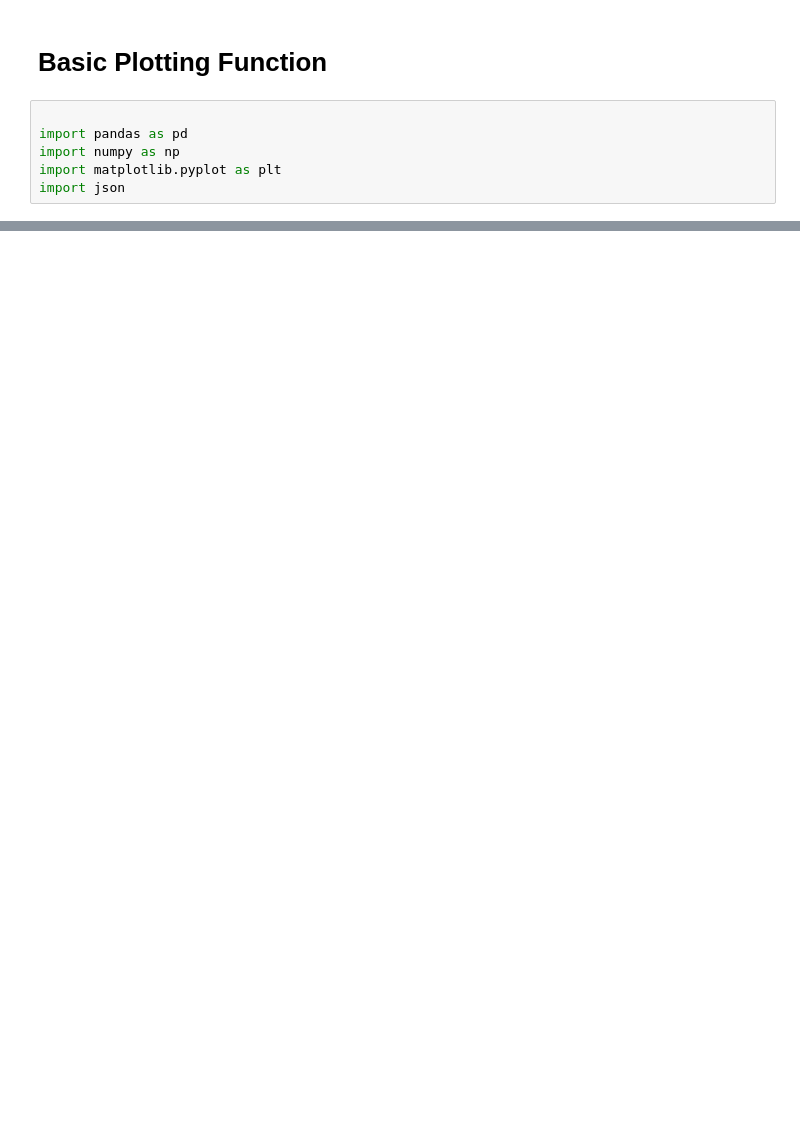
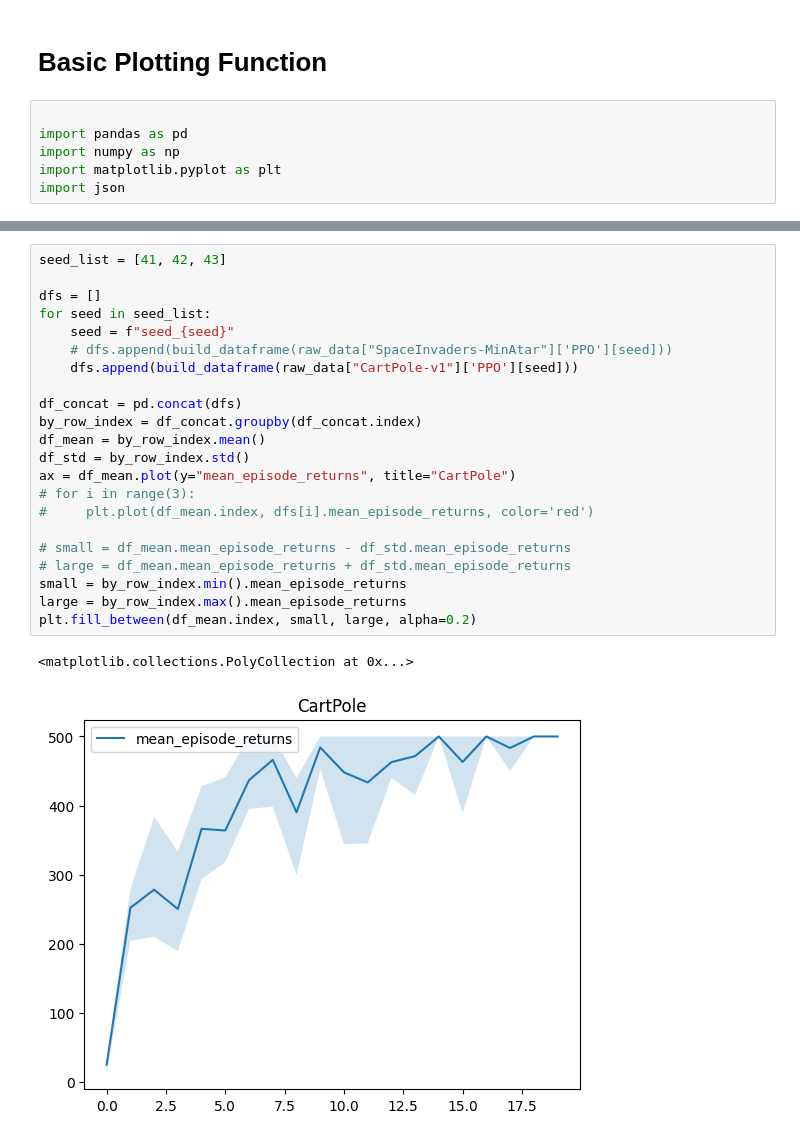
Before and after one commit to BDEvan5/ppx, a Jupyter notebook: notebooks/plot_training.ipynb, the cells around one changed output, grey strips where cells are left out. Drawn from its saved outputs; the diff is of its cells as text; blank space fills up the shorter version.

```diff
--- a/notebooks/plot_training.ipynb
+++ b/notebooks/plot_training.ipynb
@@ -39,0 +44,25 @@ acrobot_data.plot(y="mean_episode_returns", title="Acrobot-v1")
+# %%
+seed_list = [41, 42, 43]
+
+dfs = []
+for seed in seed_list:
+    seed = f"seed_{seed}"
+    # dfs.append(build_dataframe(raw_data["SpaceInvaders-MinAtar"]['PPO'][seed]))
+    dfs.append(build_dataframe(raw_data["CartPole-v1"]['PPO'][seed]))
+
+df_concat = pd.concat(dfs)
+by_row_index = df_concat.groupby(df_concat.index)
+df_mean = by_row_index.mean()
+df_std = by_row_index.std()
+ax = df_mean.plot(y="mean_episode_returns", title="CartPole")
+# for i in range(3):
+#     plt.plot(df_mean.index, dfs[i].mean_episode_returns, color='red')
+
+# small = df_mean.mean_episode_returns - df_std.mean_episode_returns
+# large = df_mean.mean_episode_returns + df_std.mean_episode_returns
+small = by_row_index.min().mean_episode_returns
+large = by_row_index.max().mean_episode_returns
+plt.fill_between(df_mean.index, small, large, alpha=0.2)
+# %% [output]
+<matplotlib.collections.PolyCollection at 0x...>
+[figure, added]
```
Also changed, not shown: parts of 2 cells of this notebook, 3 other files.
